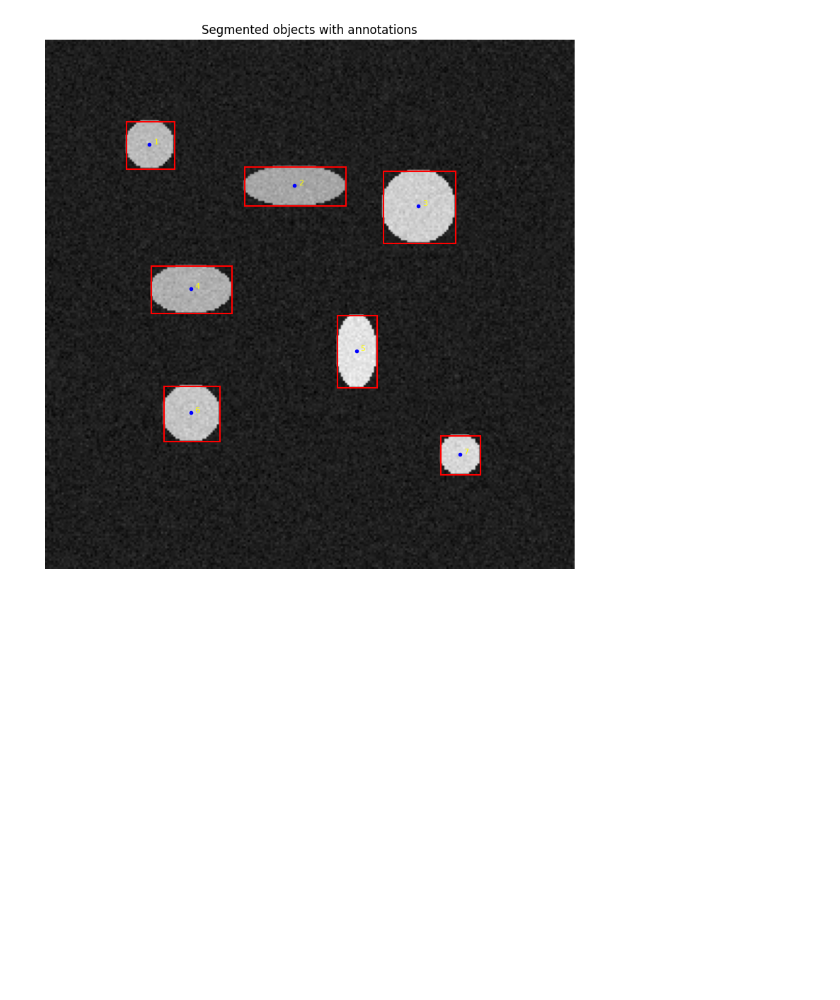
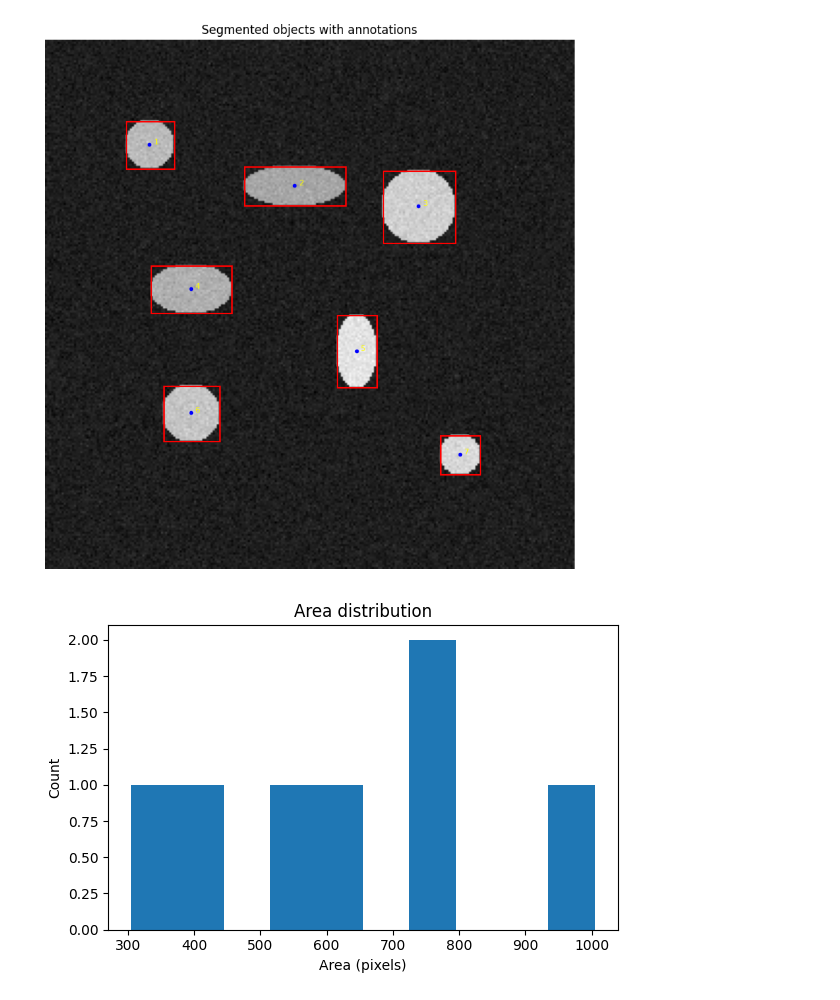
Before and after one commit to peterzm/ai-imaging-portfolio, a Jupyter notebook: 04_segmentation/notebooks/07_feature_extraction_from_segmented_regions.ipynb, the cells around one changed output. Saved outputs shown, nothing was run; the diff lists cells and outputs as text; code cells hidden in the pictures; blank space fills up the shorter version.

```diff
--- a/04_segmentation/notebooks/07_feature_extraction_from_segmented_regions.ipynb
+++ b/04_segmentation/notebooks/07_feature_extraction_from_segmented_regions.ipynb
@@ -255,3 +255,19 @@ plt.savefig(
 plt.show()
 # %% [output]
 [figure]
+# %%
+plt.figure(figsize=(6, 4))
+plt.hist(df_features["area"], bins=10)
+plt.title("Area distribution")
+plt.xlabel("Area (pixels)")
+plt.ylabel("Count")
+plt.tight_layout()
+
+plt.savefig(
+    "../figures/feature_extraction_SR/05_area_distribution.png",
+    bbox_inches="tight",
+    dpi=300
+)
+plt.show()
+# %% [output]
+[figure, added]
```
Also changed, not shown: parts of 5 cells of this notebook, 6 other files.
